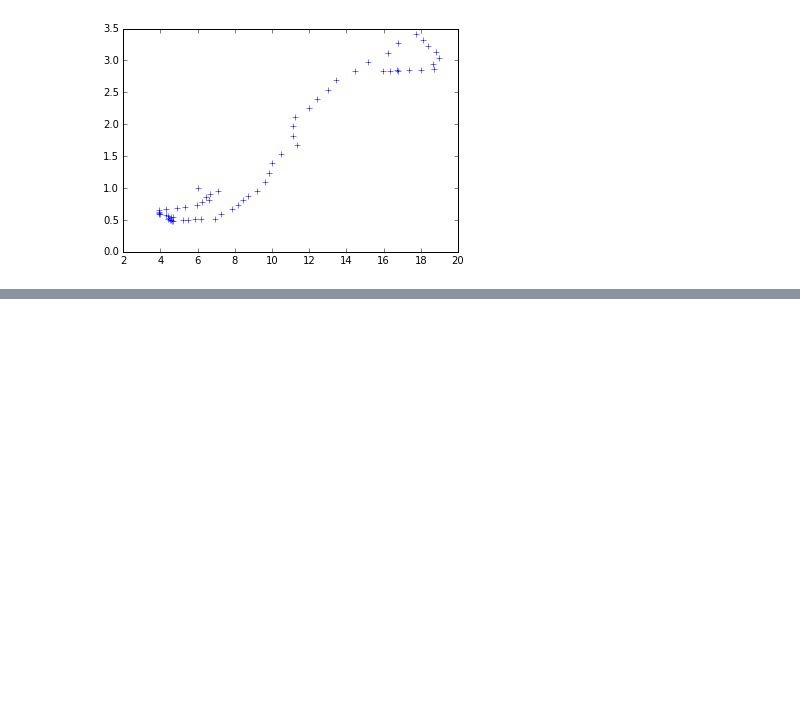
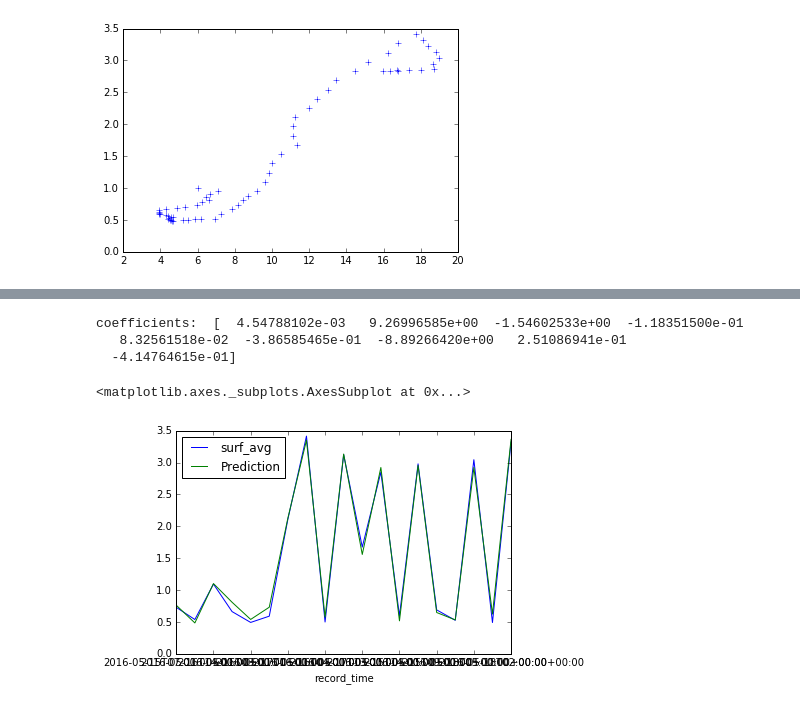
Before and after one commit to felix-last/wave-forecast, a Jupyter notebook: wave-forecast-prepare-data.ipynb, the cells around one changed output, grey strips where cells are left out. Cells and saved outputs as stored; diff of their text form; code cells hidden in the pictures; blank space fills up the shorter version.

Commit message:
Regression using exponentially weighted moving averages

```diff
--- a/wave-forecast-prepare-data.ipynb
+++ b/wave-forecast-prepare-data.ipynb
@@ -208,0 +210,18 @@ coefficients:  [  2.92536850e-03   3.05025716e+00  -5.45416069e-01  -7.49640215e
+# %%
+# perform prediction on ewma with span 12
+regr = linear_model.LinearRegression()
+df_ewma12 = pd.concat([pd.ewma(df_train[df_explanatory.columns], span=12), df_train[target_var]], axis=1)
+train_set, test_set = split_dataset(df_ewma12, 0.3)
+regr.fit(train_set[df_explanatory.columns].as_matrix(), train_set[target_var].as_matrix())
+coefficients = regr.coef_
+print('coefficients: ', coefficients)
+
+predictions = pd.Series(regr.predict(test_set[df_explanatory.columns].as_matrix()), index=test_set.index, name='Prediction')
+compare = pd.concat([test_set[target_var], predictions], axis=1)
+compare.plot()
+# %% [output]
+coefficients:  [  4.54788102e-03   9.26996585e+00  -1.54602533e+00  -1.18351500e-01
+   8.32561518e-02  -3.86585465e-01  -8.89266420e+00   2.51086941e-01
+  -4.14764615e-01]
+<matplotlib.axes._subplots.AxesSubplot at 0x...>
+[figure, added]
```
Also changed, not shown: parts of 1 cell of this notebook.
